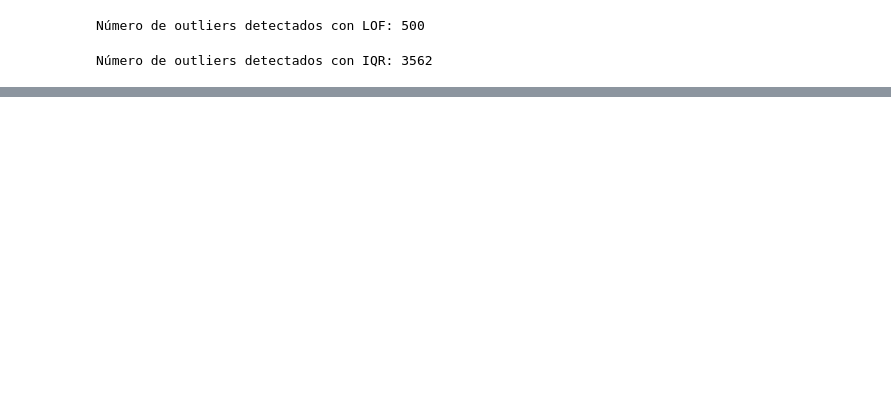
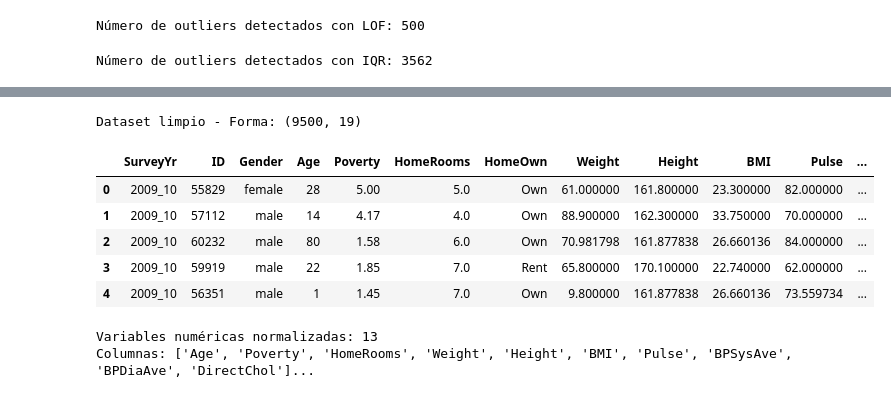
Before and after one commit to andersonjalvarado/Trabajos_Gestion_Datos, a Jupyter notebook: Taller_1/NoteBook.ipynb, the cells around one changed output, grey strips where cells are left out. Saved outputs shown, nothing was run; the diff lists cells and outputs as text; code cells hidden in the pictures; blank space fills up the shorter version.

```diff
--- a/Taller_1/NoteBook.ipynb
+++ b/Taller_1/NoteBook.ipynb
@@ -773,0 +918,51 @@ def treat_outliers(df, method='remove'):
+# %%
+# Primero creamos una copia limpia del dataset
+df_clean = treat_outliers(df_nhanes, method='remove').copy()
+
+# Eliminamos las columnas de detección de outliers para el análisis
+df_clean = df_clean.drop(['Outlier_LOF', 'Outlier_IQR'], axis=1, errors='ignore')
+
+print(f"Dataset limpio - Forma: {df_clean.shape}")
+df_clean.head()
+# %% [output]
+Dataset limpio - Forma: (9500, 19)
+|  | SurveyYr | ID | Gender | Age | Poverty | HomeRooms | HomeOwn | Weight | Height | BMI | Pulse | ... |
+| 0 | 2009_10 | 55829 | female | 28 | 5.00 | 5.0 | Own | 61.000000 | 161.800000 | 23.300000 | 82.000000 | ... |
+| 1 | 2009_10 | 57112 | male | 14 | 4.17 | 4.0 | Own | 88.900000 | 162.300000 | 33.750000 | 70.000000 | ... |
+| 2 | 2009_10 | 60232 | male | 80 | 1.58 | 6.0 | Own | 70.981798 | 161.877838 | 26.660136 | 84.000000 | ... |
+| 3 | 2009_10 | 59919 | male | 22 | 1.85 | 7.0 | Rent | 65.800000 | 170.100000 | 22.740000 | 62.000000 | ... |
+| 4 | 2009_10 | 56351 | male | 1 | 1.45 | 7.0 | Own | 9.800000 | 161.877838 | 26.660136 | 73.559734 | ... |
+# %%
+from sklearn.preprocessing import MinMaxScaler
+
+def normalize_numerical_variables(df):
+    """
+    Normaliza las variables numéricas usando MinMaxScaler.
+
+    Args:
+        df (pandas.DataFrame): DataFrame con los datos originales
+
+    Returns:
+        tuple: (DataFrame normalizado, DataFrame original, scaler, columnas numéricas)
+    """
+    # Identificar columnas numéricas (excluyendo ID)
+    numerical_cols = df.select_dtypes(include=[np.number]).columns.tolist()
+    numerical_cols = [col for col in numerical_cols if col != 'ID']
+
+    # Crear una copia para normalización
+    df_normalized = df.copy()
+
+    # Aplicar normalización Min-Max
+    scaler = MinMaxScaler()
+    df_normalized[numerical_cols] = scaler.fit_transform(df[numerical_cols])
+
+    return df_normalized, df, scaler, numerical_cols
+
+# Aplicar normalización
+df_normalized, df_original, scaler, numerical_columns = normalize_numerical_variables(df_clean)
+
+print(f"Variables numéricas normalizadas: {len(numerical_columns)}")
+print(f"Columnas: {numerical_columns[:10]}...")  # Mostrar las primeras 10
+# %% [output]
+Variables numéricas normalizadas: 13
+Columnas: ['Age', 'Poverty', 'HomeRooms', 'Weight', 'Height', 'BMI', 'Pulse', 'BPSysAve', 'BPDiaAve', 'DirectChol']...
```
Also changed, not shown: parts of 37 cells of this notebook, 2 other files.
